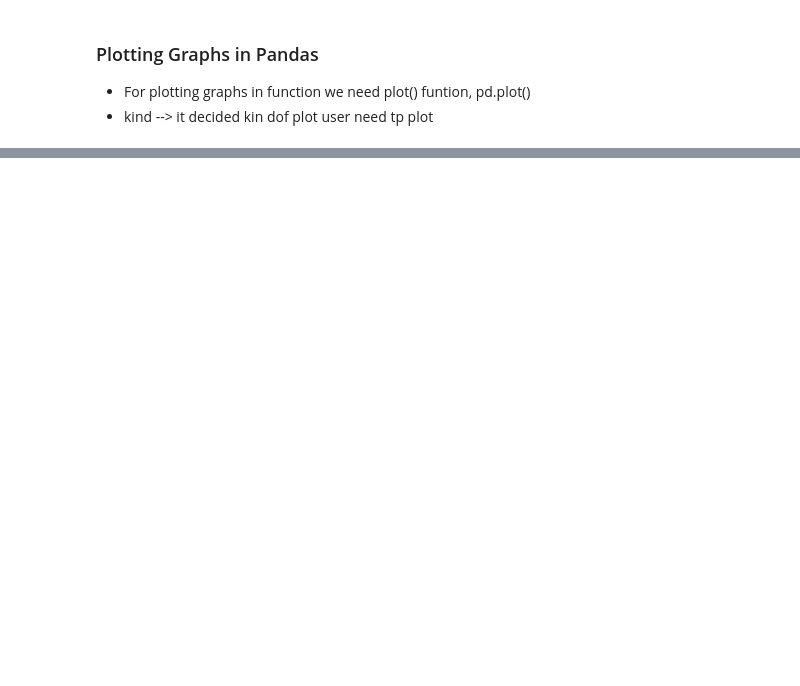
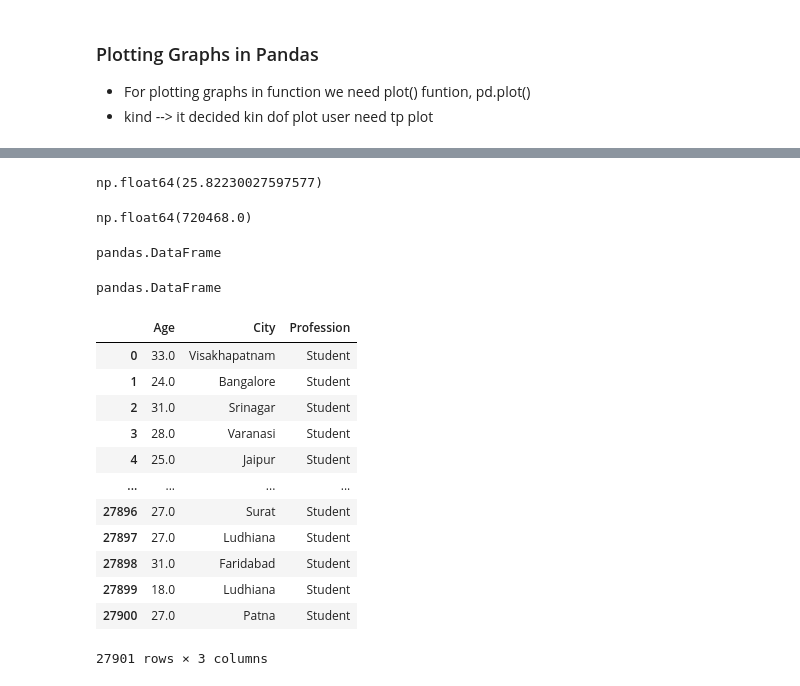
Before and after one commit to sarkar-ai-26/GenAi, a Jupyter notebook: GenAI_Learning/MachineLearning/PreRequisite/Pandas/PandasLearning_Series.ipynb, the cells around one changed output, grey strips where cells are left out. Saved outputs shown, nothing was run; the diff lists cells and outputs as text; code cells hidden in the pictures; blank space fills up the shorter version.

```diff
--- a/GenAI_Learning/MachineLearning/PreRequisite/Pandas/PandasLearning_Series.ipynb
+++ b/GenAI_Learning/MachineLearning/PreRequisite/Pandas/PandasLearning_Series.ipynb
@@ -611,0 +583,2 @@ twocoldata.sort_values(ascending=False).sample(15).plot(kind="pie")
+# %%
+sdp_df.rename(columns={'CGPA':'cgpa'},inplace=True)
@@ -611,0 +665,8 @@ twocoldata.sort_values(ascending=False).sample(15).plot(kind="pie")
+# %%
+sdp_df["Age"].mean()
+# %% [output]
+np.float64(25.82230027597577)
+# %%
+sdp_df["Age"].sum()
+# %% [output]
+np.float64(720468.0)
@@ -611,0 +675,26 @@ twocoldata.sort_values(ascending=False).sample(15).plot(kind="pie")
+# %%
+newdf = pd.DataFrame(sdp_df[["Age","City","Profession"]])
+type(newdf)
+# %% [output]
+pandas.DataFrame
+# %%
+newdf = sdp_df[["Age","City","Profession"]]
+type(newdf)
+# %% [output]
+pandas.DataFrame
+# %%
+ newdf
+# %% [output]
+|  | Age | City | Profession |
+| 0 | 33.0 | Visakhapatnam | Student |
+| 1 | 24.0 | Bangalore | Student |
+| 2 | 31.0 | Srinagar | Student |
+| 3 | 28.0 | Varanasi | Student |
+| 4 | 25.0 | Jaipur | Student |
+| ... | ... | ... | ... |
+| 27896 | 27.0 | Surat | Student |
+| 27897 | 27.0 | Ludhiana | Student |
+| 27898 | 31.0 | Faridabad | Student |
+| 27899 | 18.0 | Ludhiana | Student |
+| 27900 | 27.0 | Patna | Student |
+27901 rows × 3 columns
```
Also changed, not shown: parts of 67 cells of this notebook, 1 other file.
